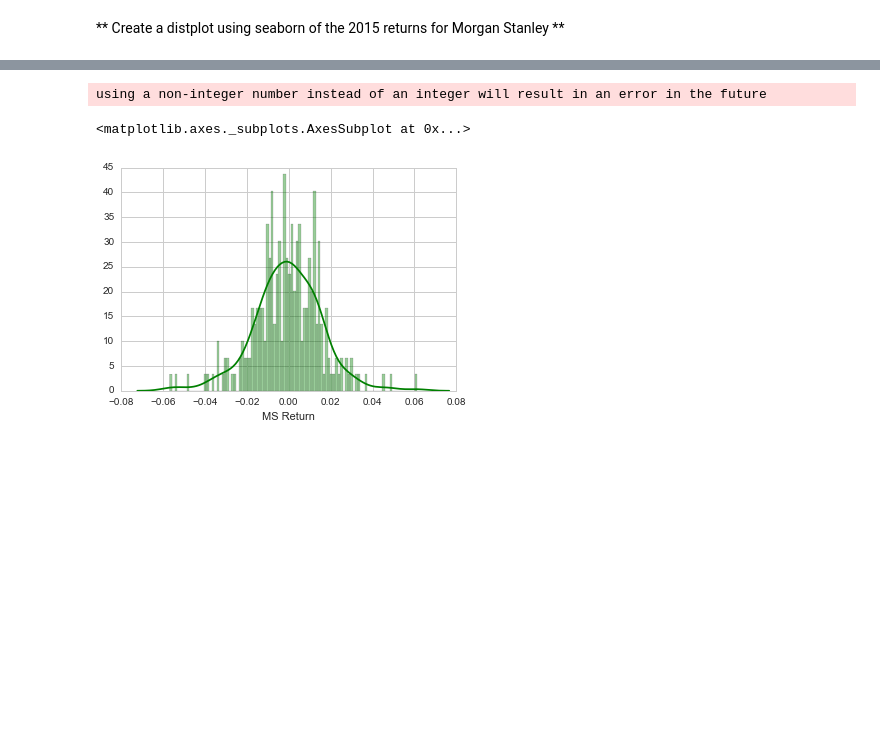
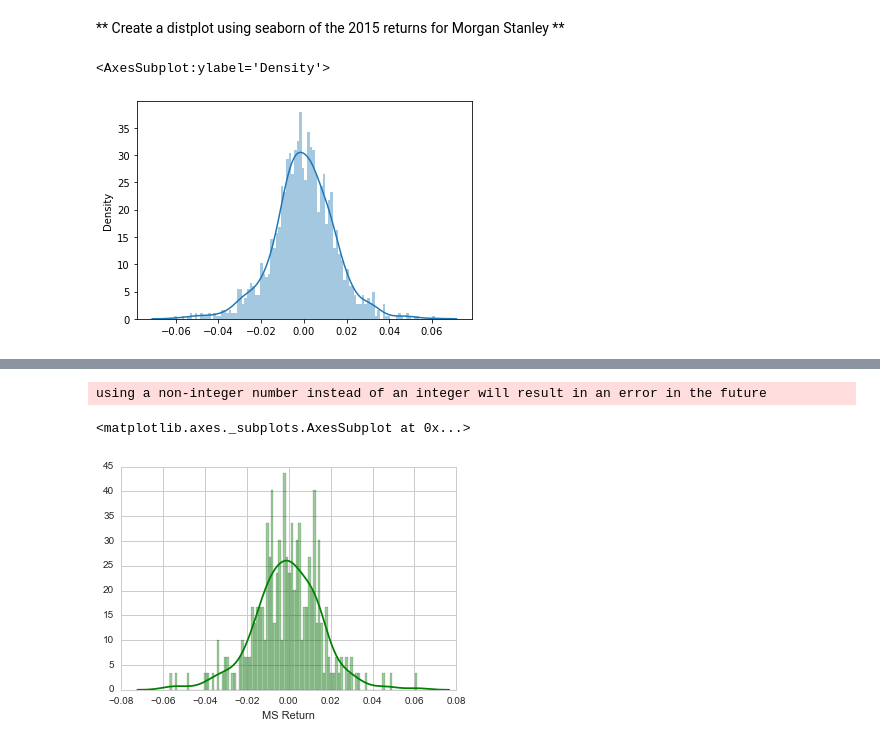
Before and after one commit to AndriiAdamchuk/Python-Libraries, a Jupyter notebook: 03-Finance Project.ipynb, the cells around one changed output, grey strips where cells are left out. Cells and saved outputs as stored; diff of their text form; code cells hidden in the pictures; blank space fills up the shorter version.

```diff
--- a/03-Finance Project.ipynb
+++ b/03-Finance Project.ipynb
@@ -272,0 +241,3 @@ dtype: datetime64[ns]
+# %%
+returns.columns.names = ['Stock Info Return']
+returns.head()
@@ -306,2 +306,8 @@ dtype: float64
 # %% [markdown]
 ** Create a distplot using seaborn of the 2015 returns for Morgan Stanley **
+# %%
+sns.distplot(returns.loc['2015-01-01':'2015-12-31'], bins=100)
+#all returns
+# %% [output]
+<AxesSubplot:ylabel='Density'>
+[figure, added]
```
Also changed, not shown: parts of 23 cells of this notebook.
